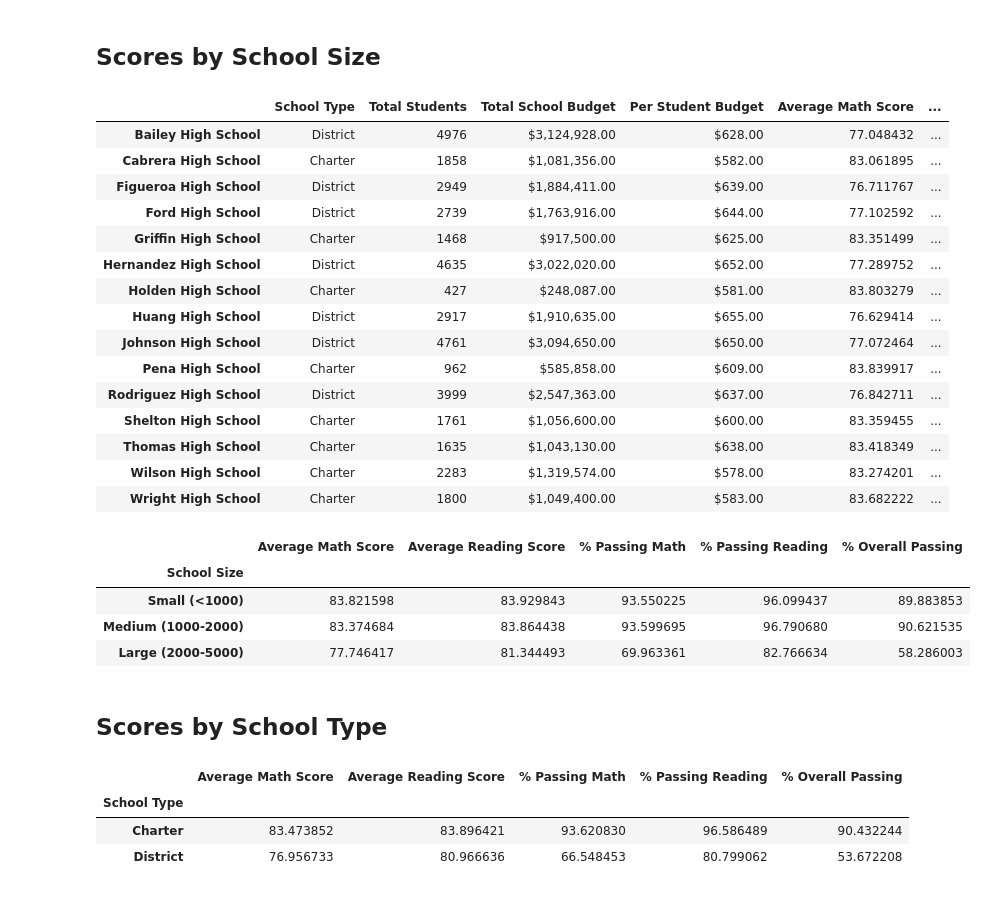
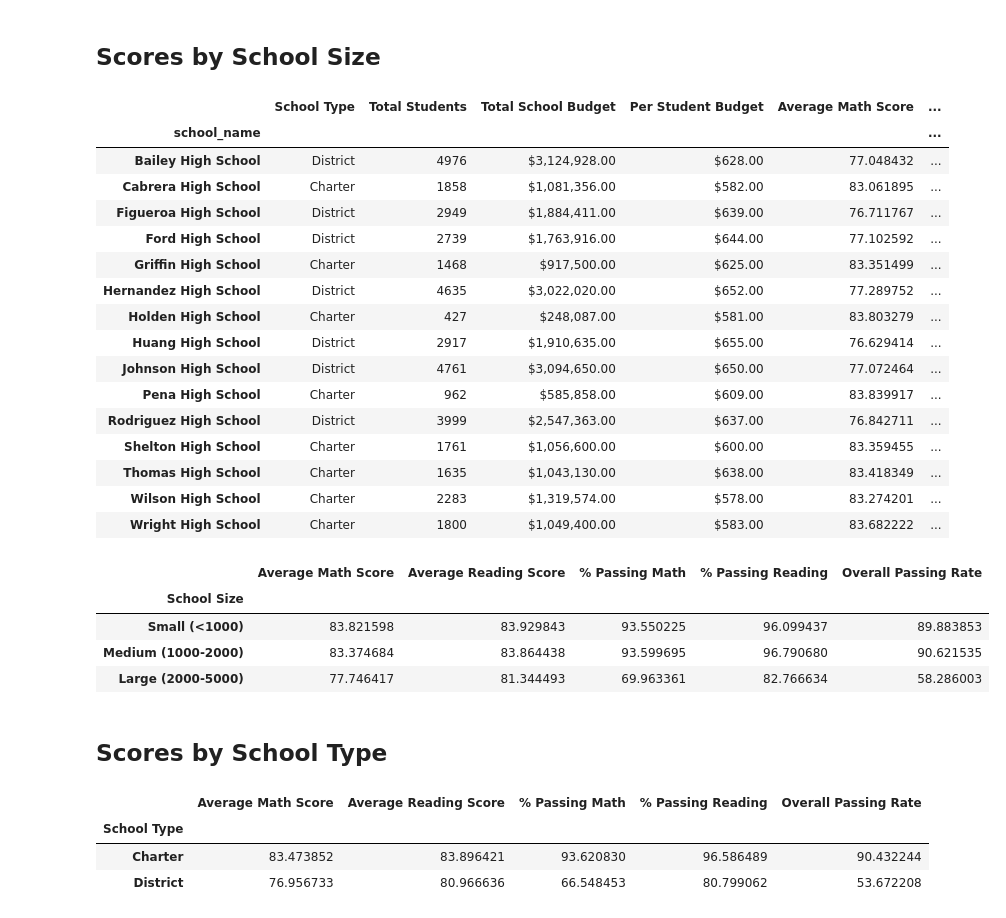
Before and after one commit to petrick312/pandas-challenge, a Jupyter notebook: PyCitySchools/PyCitySchools.ipynb, the cells around one changed output. Saved outputs shown, nothing was run; the diff lists cells and outputs as text; code cells hidden in the pictures.

```diff
--- a/PyCitySchools/PyCitySchools.ipynb
+++ b/PyCitySchools/PyCitySchools.ipynb
@@ -612,13 +554,16 @@ spending_summary
 size_bins = [0, 1000, 2000, 5000]
 labels = ["Small (<1000)", "Medium (1000-2000)", "Large (2000-5000)"]
 # %%
+# Create a copy of the school summary
+school_spending_df = per_school_summary.copy()
+
 # Categorize the spending based on the bins
 # Use `pd.cut` on the "Total Students" column of the `per_school_summary` DataFrame.
-
-per_school_summary["School Size"] =
+per_school_summary["School Size"] = pd.cut(per_school_summary["Total Students"], size_bins, labels=labels)
 per_school_summary
 # %% [output]
 |  | School Type | Total Students | Total School Budget | Per Student Budget | Average Math Score | ... |
+| school_name |  |  |  |  |  | ... |
 | Bailey High School | District | 4976 | $3,124,928.00 | $628.00 | 77.048432 | ... |
 | Cabrera High School | Charter | 1858 | $1,081,356.00 | $582.00 | 83.061895 | ... |
 | Figueroa High School | District | 2949 | $1,884,411.00 | $639.00 | 76.711767 | ... |
@@ -644,12 +589,16 @@ size_overall_passing = per_school_summary.groupby(["School Size"])["% Overall Pa
 # %%
 # Create a DataFrame called `size_summary` that breaks down school performance based on school size (small, medium, or large).
 # Use the scores above to create a new DataFrame called `size_summary`
-size_summary =
+size_summary = pd.DataFrame({"Average Math Score": size_math_scores,
+                             "Average Reading Score": size_reading_scores,
+                             "% Passing Math": size_passing_math,
+                             "% Passing Reading": size_passing_reading,
+                             "Overall Passing Rate": size_overall_passing})
 
 # Display results
 size_summary
 # %% [output]
-|  | Average Math Score | Average Reading Score | % Passing Math | % Passing Reading | % Overall Passing |
+|  | Average Math Score | Average Reading Score | % Passing Math | % Passing Reading | Overall Passing Rate |
 | School Size |  |  |  |  |  |
 | Small (<1000) | 83.821598 | 83.929843 | 93.550225 | 96.099437 | 89.883853 |
 | Medium (1000-2000) | 83.374684 | 83.864438 | 93.599695 | 96.790680 | 90.621535 |
@@ -665,12 +614,15 @@ average_percent_passing_reading_by_type = per_school_summary.groupby(["School Ty
 average_percent_overall_passing_by_type = per_school_summary.groupby(["School Type"])["% Overall Passing"].mean()
 # %%
 # Assemble the new data by type into a DataFrame called `type_summary`
-type_summary =
-
+type_summary = pd.DataFrame({"Average Math Score": average_math_score_by_type,
+                             "Average Reading Score": average_reading_score_by_type,
+                             "% Passing Math": average_percent_passing_math_by_type,
+                             "% Passing Reading": average_percent_passing_reading_by_type,
+                             "Overall Passing Rate": average_percent_overall_passing_by_type})
 # Display results
 type_summary
 # %% [output]
-|  | Average Math Score | Average Reading Score | % Passing Math | % Passing Reading | % Overall Passing |
+|  | Average Math Score | Average Reading Score | % Passing Math | % Passing Reading | Overall Passing Rate |
 | School Type |  |  |  |  |  |
 | Charter | 83.473852 | 83.896421 | 93.620830 | 96.586489 | 90.432244 |
 | District | 76.956733 | 80.966636 | 66.548453 | 80.799062 | 53.672208 |
```
Also changed, not shown: parts of 19 cells of this notebook, 2 other files.
